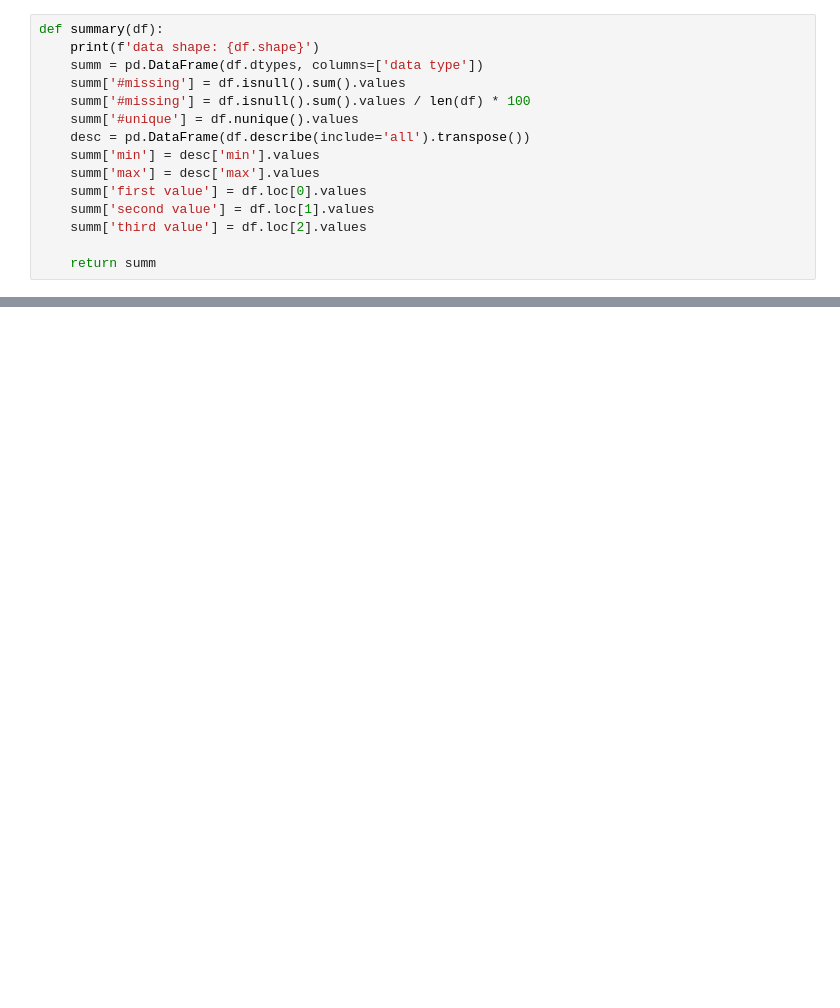
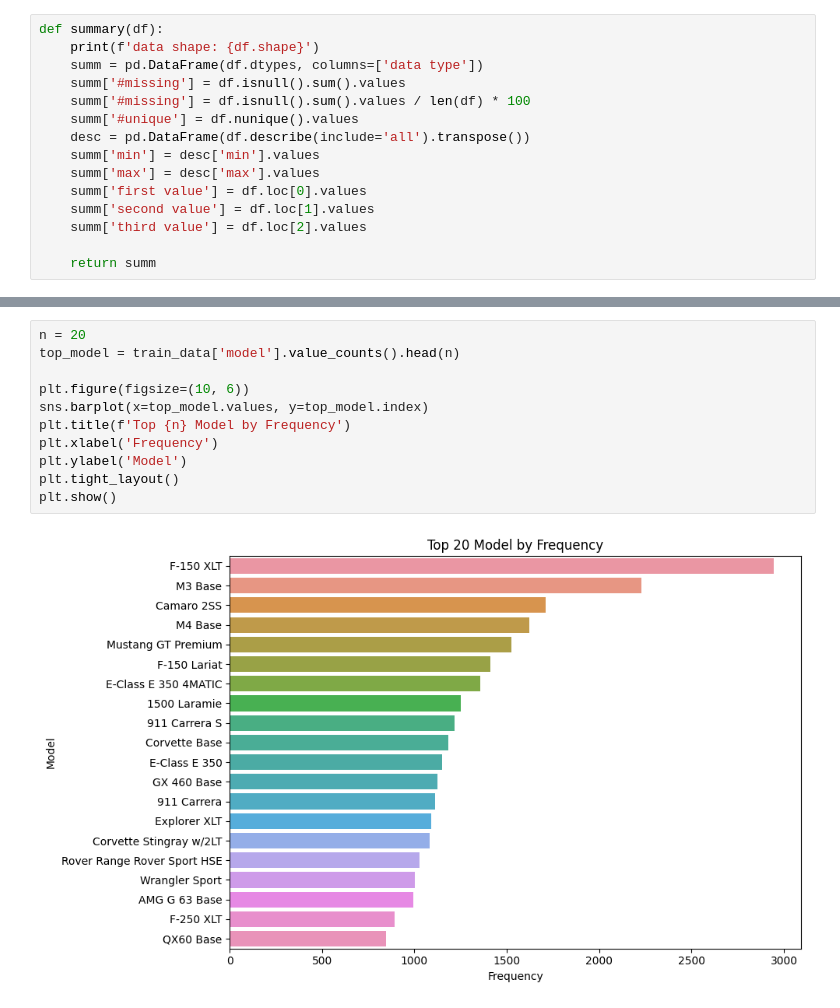
Before and after one commit to Batomet/regression-of-used-car-prices, a Jupyter notebook: regression-of-used-car-prices.ipynb, the cells around one changed output, grey strips where cells are left out. Cells and saved outputs as stored; diff of their text form; blank space fills up the shorter version.

```diff
--- a/regression-of-used-car-prices.ipynb
+++ b/regression-of-used-car-prices.ipynb
@@ -73,0 +112,13 @@ data shape: (188533, 12)
+# %%
+n = 20
+top_model = train_data['model'].value_counts().head(n)
+
+plt.figure(figsize=(10, 6))
+sns.barplot(x=top_model.values, y=top_model.index)
+plt.title(f'Top {n} Model by Frequency')
+plt.xlabel('Frequency')
+plt.ylabel('Model')
+plt.tight_layout()
+plt.show()
+# %% [output]
+[figure, added]
```
Also changed, not shown: parts of 7 cells of this notebook.
